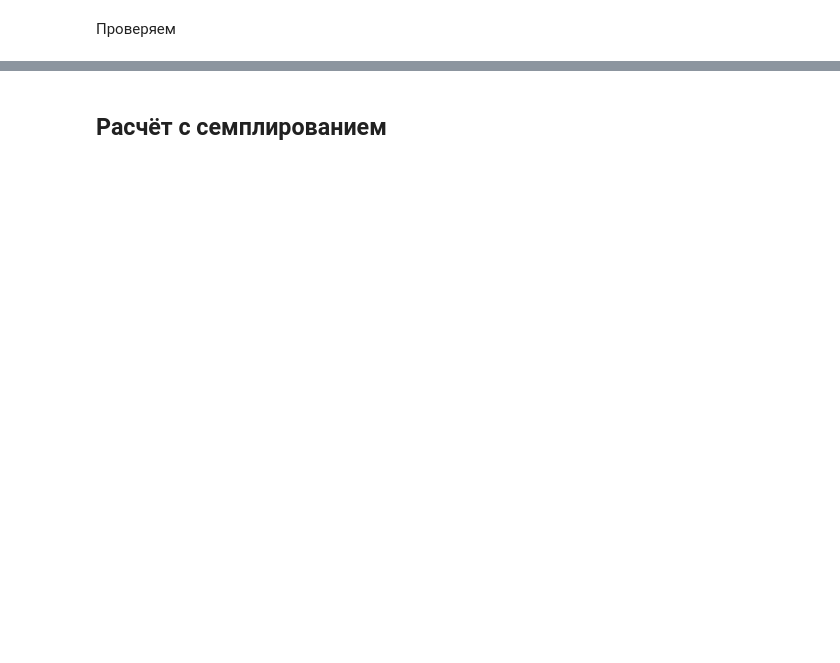
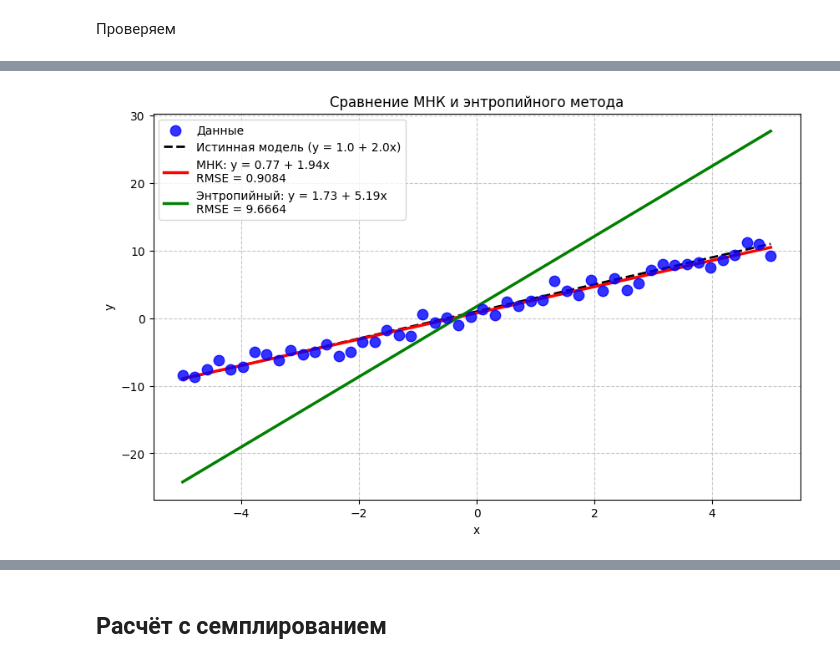
Before and after one commit to AnfimovAleksandr/mag_diploma, a Jupyter notebook: entropy_method/Реализация_метода.ipynb, the cells around one changed output, grey strips where cells are left out. Drawn from its saved outputs; the diff is of its cells as text; code cells hidden in the pictures; blank space fills up the shorter version.

```diff
--- a/entropy_method/Реализация_метода.ipynb
+++ b/entropy_method/Реализация_метода.ipynb
@@ -424,7 +463,7 @@ def compute_residuals(X_poly, y, lambdas, a_bounds=(-10, 10), eps_bounds=(-1, 1)
     E_eps = compute_expectations_vectorized_stable(lambdas, eps_min, eps_max)
 
     # 5. Невязка балансовых уравнений
-    return E_a + E_eps - y
+    return E_F + E_eps - y
 # %% [markdown]
 ### Решение балансовых ограничений
 # %%
@@ -472,7 +512,7 @@ def solve_balance_system(X_poly, y, a_bounds=(-10, 10), eps_bounds=(-1, 1), max_
 # %% [markdown]
 ### Полиномиальная регрессия
 # %%
-def polynomial_regression(x, y, degree, a_bounds=None, eps_bounds=None):
+def polynomial_regression(x, y, degree, a_bounds=None, eps_bounds=None, max_iter = 1000):
     """
     Выполняет полиномиальную регрессию через энтропийный подход
 
@@ -501,10 +541,11 @@ def polynomial_regression(x, y, degree, a_bounds=None, eps_bounds=None):
 
     # 2. Формирование матрицы признаков
     X_poly = np.column_stack([x**j for j in range(degree + 1)])
+    print(X_poly)
 
     # 3. Решение системы балансовых уравнений
     lambdas_opt, success, message = solve_balance_system(
-        X_poly, y, a_bounds, eps_bounds, max_iter=200
+        X_poly, y, a_bounds, eps_bounds, max_iter=max_iter
     )
 
     if not success:
@@ -518,6 +559,6 @@ def polynomial_regression(x, y, degree, a_bounds=None, eps_bounds=None):
     # 5. Вычисление предсказаний
     eps_min, eps_max = eps_bounds
     E_eps = compute_expectations_vectorized_stable(lambdas_opt, eps_min, eps_max)
-    predictions = X_poly @ coeffs + E_eps
+    predictions = X_poly @ coeffs
 
-    return coeffs, lambdas_opt, predictions, success
+    return coeffs, lambdas_opt, predictions, success, E_eps
@@ -678,0 +601,79 @@ plt.show()
+# %%
+import numpy as np
+import matplotlib.pyplot as plt
+from scipy.optimize import root
+
+print("="*50)
+print("ПРОСТОЙ ТЕСТ ЛИНЕЙНОЙ РЕГРЕССИИ: МНК vs ЭНТРОПИЙНЫЙ МЕТОД")
+print("="*50)
+
+# 1. Генерация данных
+np.random.seed(42)
+n_samples = 50
+x = np.linspace(-5, 5, n_samples)
+y_true = 1.0 + 2.0 * x  # y = 1.0 + 2.0x
+noise = np.random.normal(0, 1.0, n_samples)
+y = y_true + noise
+
+print(f"\n📊 Данные:")
+print(f"   x: {x.round(2)}")
+print(f"   y: {y.round(2)}")
+print(f"   Истинная модель: y = 1.0 + 2.0x")
+
+# 2. МНК (классический метод)
+X_ols = np.column_stack([np.ones(n_samples), x])
+a_ols = np.linalg.lstsq(X_ols, y, rcond=None)[0]
+preds_ols = X_ols @ a_ols
+rmse_ols = np.sqrt(np.mean((preds_ols - y)**2))
+
+print(f"\n📈 МНК результаты:")
+print(f"   Коэффициенты: [intercept, slope] = {a_ols.round(4)}")
+print(f"   RMSE: {rmse_ols:.4f}")
+
+# 3. Энтропийный метод
+# Формируем матрицу признаков для полинома 1-й степени
+X_poly = np.column_stack([np.ones(n_samples), x])
+
+# Запускаем энтропийную регрессию
+coeffs_ent, lambdas_ent, preds_ent, success_ent, E_eps_ent = polynomial_regression(
+    x, y, degree=1,
+    a_bounds=(-10, 10),
+    eps_bounds=(-2, 2),
+    max_iter=2000
+)
+
+rmse_ent = np.sqrt(np.mean((preds_ent - y)**2))
+
+print(f"\n🎯 Энтропийный метод результаты:")
+print(f"   Успех: {success_ent}")
+print(f"   Коэффициенты: {coeffs_ent.round(4)}")
+print(f"   RMSE: {rmse_ent:.4f}")
+print(f"   Средняя ошибка ε: {np.mean(E_eps_ent):.6f}")
+
+# 4. Визуализация
+plt.figure(figsize=(10, 6))
+plt.scatter(x, y, s=80, alpha=0.8, color='blue', zorder=10, label='Данные')
+plt.plot(x, y_true, 'k--', linewidth=2, label='Истинная модель (y = 1.0 + 2.0x)')
+plt.plot(x, preds_ols, 'r-', linewidth=2.5, label=f'МНК: y = {a_ols[0]:.2f} + {a_ols[1]:.2f}x\nRMSE = {rmse_ols:.4f}')
+plt.plot(x, preds_ent, 'g-', linewidth=2.5, label=f'Энтропийный: y = {coeffs_ent[0]:.2f} + {coeffs_ent[1]:.2f}x\nRMSE = {rmse_ent:.4f}')
+# plt.plot(x, preds_ent+E_eps_ent, 'b-', linewidth=2.5, label=f'Энтропийный: y = {coeffs_ent[0]:.2f} + {coeffs_ent[1]:.2f}x\nRMSE = {rmse_ent:.4f}')
+
+plt.xlabel('x')
+plt.ylabel('y')
+plt.title('Сравнение МНК и энтропийного метода')
+plt.legend()
+plt.grid(True, linestyle='--', alpha=0.7)
+plt.savefig('simple_linear_regression_comparison.png', dpi=150, bbox_inches='tight')
+plt.show()
+
+# 5. Сравнение
+print("\n" + "="*50)
+print("СРАВНЕНИЕ РЕЗУЛЬТАТОВ")
+print("="*50)
+print(f"Истинные коэффициенты: [1.0, 2.0]")
+print(f"МНК коэффициенты:     [{a_ols[0]:.4f}, {a_ols[1]:.4f}]")
+print(f"Энтропийные коэффициенты: [{coeffs_ent[0]:.4f}, {coeffs_ent[1]:.4f}]")
+print(f"\nRMSE:")
+print(f"   МНК:       {rmse_ols:.6f}")
+print(f"   Энтропийный: {rmse_ent:.6f}")
+# %% [output]
@@ -678,0 +697 @@ plt.show()
+[figure, added]
```
Also changed, not shown: parts of 18 cells of this notebook, 5 other files.
